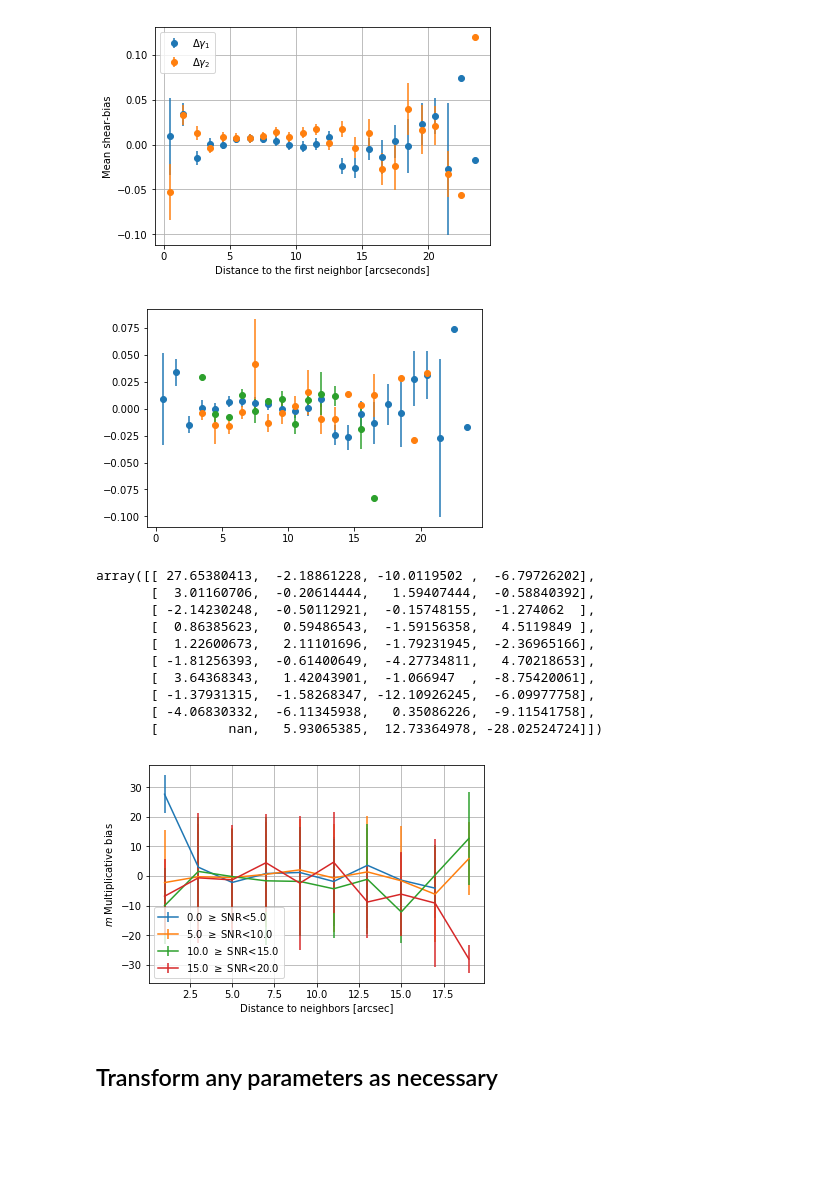
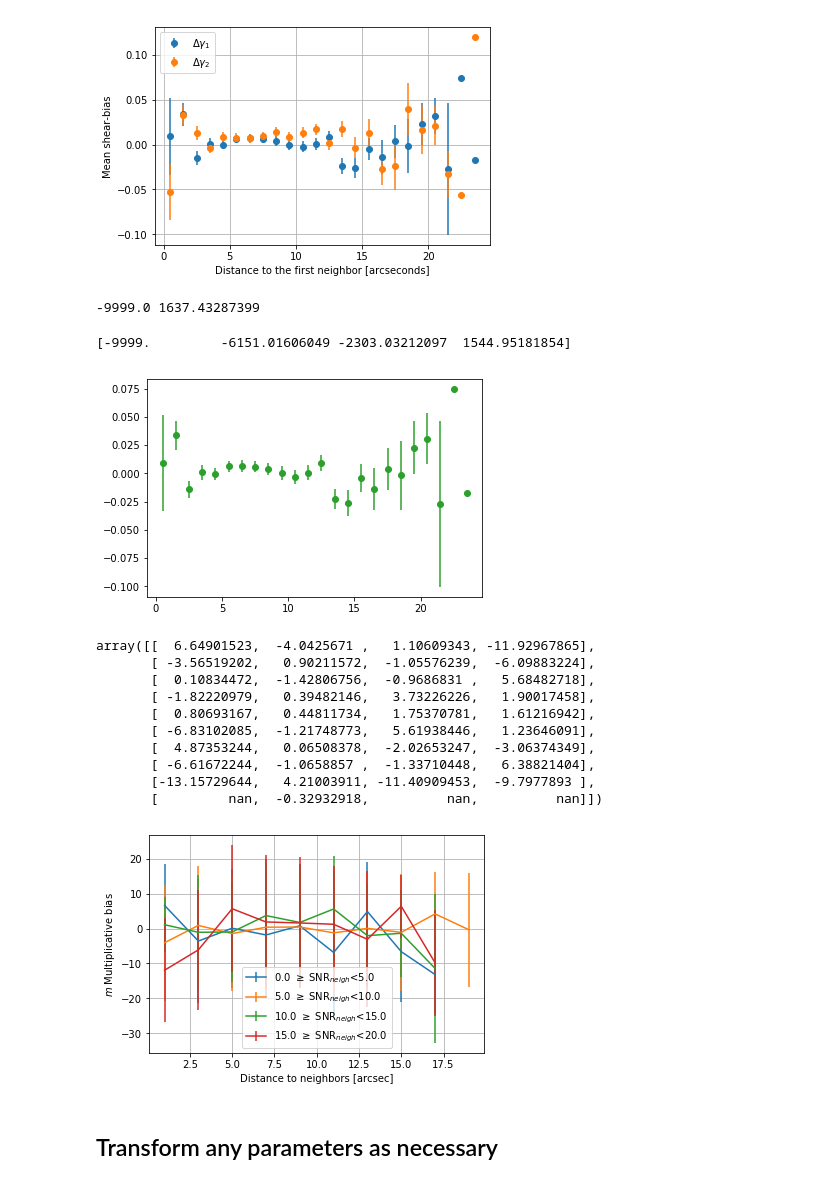
Before and after one commit to LSSTDESC/hackdeblend, a Jupyter notebook: skeleton.ipynb, the cells around one changed output. Saved outputs shown, nothing was run; the diff lists cells and outputs as text; code cells hidden in the pictures; blank space fills up the shorter version.

Commit message:
Using now the SNR of the neighbor

```diff
--- a/skeleton.ipynb
+++ b/skeleton.ipynb
@@ -460,9 +461,14 @@ def gen_plot(x, y, bin_by, num_bins):
         b1, db1, bc = compute_stats(x,y,inds)
         plt.errorbar(bc,b1,db1,marker='o',linestyle='none')
+# %%
+print(np.min(data['mcal_s2n_r'][indices]),np.max(data['mcal_s2n_r'][indices]))
+# %% [output]
+-9999.0 1637.43287399
 # %%
-gen_plot(distance[cut], shear_bias[:,0][cut], data['mcal_s2n_r'][cut], 3)
+gen_plot(distance[cut], shear_bias[:,0][cut], data['mcal_s2n_r'][indices][cut], 3)
 # %% [output]
+[-9999.         -6151.01606049 -2303.03212097  1544.95181854]
-[figure, old version]
+[figure, new version]
 # %%
 #3 bins in shear, after selecting in snr and distance
 bin_over = [distance[cut] , data['mcal_s2n_r'][cut]]
@@ -475,32 +481,32 @@ std_bias = np.zeros_like(mean_bias)
 bins = [distance_bins,snr_bins]
 for i,ishear in enumerate(np.unique(data['shear_true'][:,1])):
     new_cut = np.logical_and(cut,np.fabs(data['shear_true'][:,1]-ishear)<0.005)
-    mean_bias[i,:,:], binx,biny, _ = binned_statistic_2d(distance[new_cut] , data['mcal_s2n_r'][new_cut], shear_bias[:,0][new_cut], bins=bins)
-    std_bias[i,:,:], binx,biny, _ = binned_statistic_2d(distance[new_cut] , data['mcal_s2n_r'][new_cut], shear_bias[:,0][new_cut], statistic='std', bins=bins)
+    mean_bias[i,:,:], binx,biny, _ = binned_statistic_2d(distance[new_cut] , data['mcal_s2n_r'][indices][new_cut], shear_bias[:,0][new_cut], bins=bins)
+    std_bias[i,:,:], binx,biny, _ = binned_statistic_2d(distance[new_cut] , data['mcal_s2n_r'][indices][new_cut], shear_bias[:,0][new_cut], statistic='std', bins=bins)
     mult_bias = (mean_bias[2,:,:]-mean_bias[1,:,:])/dg
     dmult_bias = 1./dg*np.sqrt(std_bias[2,:,:]**2+std_bias[1,:,:]**2)
 # %%
 mult_bias
 # %% [output]
-array([[ 27.65380413,  -2.18861228, -10.0119502 ,  -6.79726202],
-       [  3.01160706,  -0.20614444,   1.59407444,  -0.58840392],
-       [ -2.14230248,  -0.50112921,  -0.15748155,  -1.274062  ],
-       [  0.86385623,   0.59486543,  -1.59156358,   4.5119849 ],
-       [  1.22600673,   2.11101696,  -1.79231945,  -2.36965166],
-       [ -1.81256393,  -0.61400649,  -4.27734811,   4.70218653],
-       [  3.64368343,   1.42043901,  -1.066947  ,  -8.75420061],
-       [ -1.37931315,  -1.58268347, -12.10926245,  -6.09977758],
-       [ -4.06830332,  -6.11345938,   0.35086226,  -9.11541758],
-       [         nan,   5.93065385,  12.73364978, -28.02524724]])
+array([[  6.64901523,  -4.0425671 ,   1.10609343, -11.92967865],
+       [ -3.56519202,   0.90211572,  -1.05576239,  -6.09883224],
+       [  0.10834472,  -1.42806756,  -0.9686831 ,   5.68482718],
+       [ -1.82220979,   0.39482146,   3.73226226,   1.90017458],
+       [  0.80693167,   0.44811734,   1.75370781,   1.61216942],
+       [ -6.83102085,  -1.21748773,   5.61938446,   1.23646091],
+       [  4.87353244,   0.06508378,  -2.02653247,  -3.06374349],
+       [ -6.61672244,  -1.0658857 ,  -1.33710448,   6.38821404],
+       [-13.15729644,   4.21003911, -11.40909453,  -9.7977893 ],
+       [         nan,  -0.32932918,          nan,          nan]])
 # %%
 for i in range(len(snr_bins)-1):
-    plt.errorbar(0.5*distance_bins[1:]+0.5*distance_bins[:-1],mult_bias[:,i],dmult_bias[:,i],label=r'%.1f $\geq$ SNR<%.1f' %(snr_bins[i],snr_bins[i+1]))
+    plt.errorbar(0.5*distance_bins[1:]+0.5*distance_bins[:-1],mult_bias[:,i],dmult_bias[:,i],label=r'%.1f $\geq$ SNR$_{neigh}$<%.1f' %(snr_bins[i],snr_bins[i+1]))
 plt.xlabel('Distance to neighbors [arcsec]')
 plt.legend(loc='best')
 plt.ylabel('$m$ Multiplicative bias')
 plt.grid()
 # %% [output]
-[figure, old version]
+[figure, new version]
 # %% [markdown]
 ## Transform any parameters as necessary
 # %% [markdown]
```
Also changed, not shown: parts of 1 cell of this notebook.
